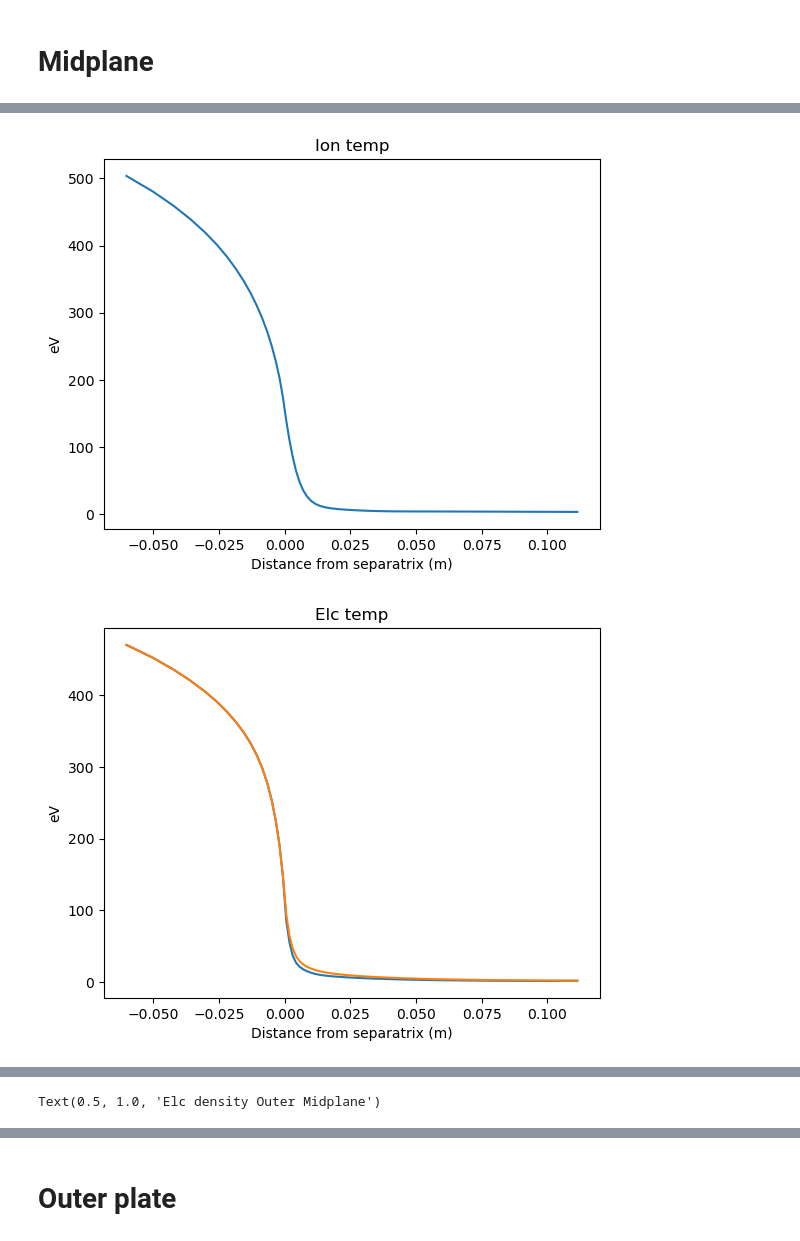
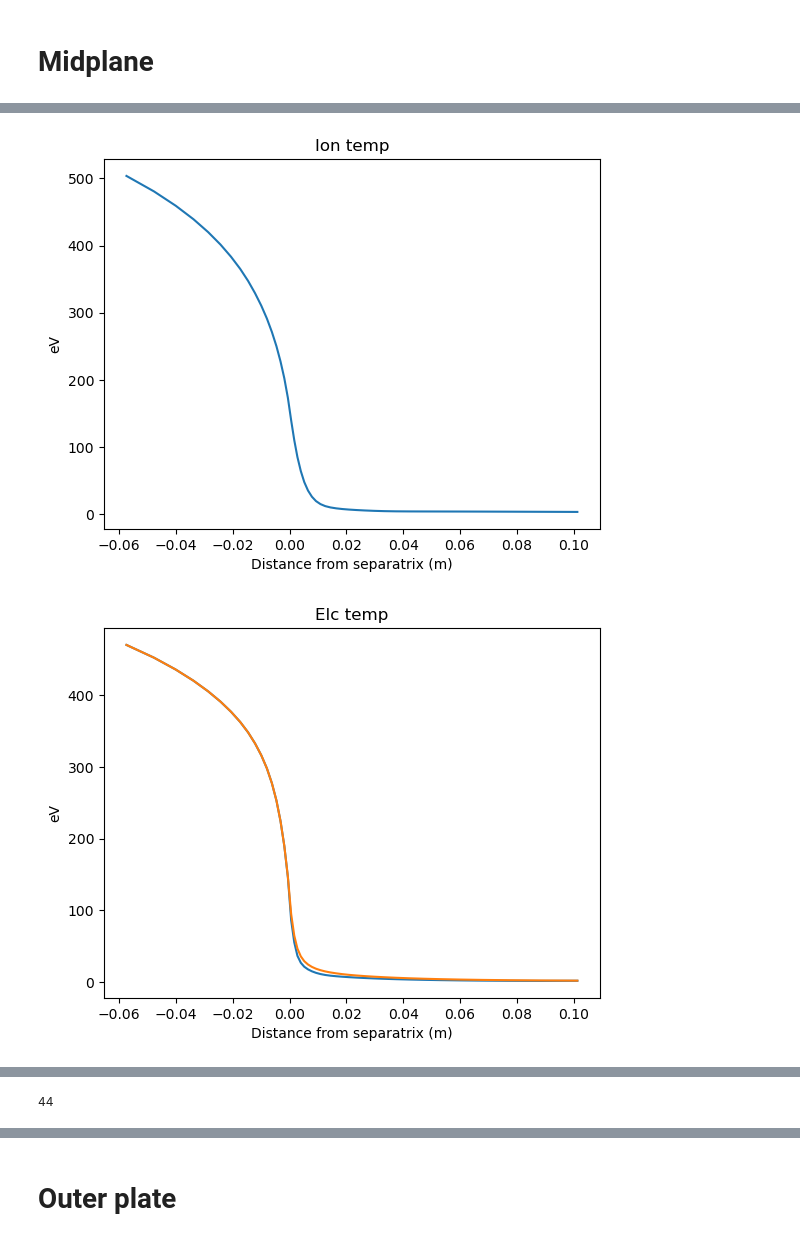
Before and after one commit to KasaiYuki/UETOOLS-Reactor, a Jupyter notebook: jupyter/MANTA_final_baseline/main.ipynb, the cells around one changed output, grey strips where cells are left out. Drawn from its saved outputs; the diff is of its cells as text; code cells hidden in the pictures.

```diff
--- a/jupyter/MANTA_final_baseline/main.ipynb
+++ b/jupyter/MANTA_final_baseline/main.ipynb
@@ -157,7 +157,7 @@ bbb.kyi_use[37,:] = prof_i
 bbb.kyi_use[38,:] = prof_i
 bbb.kyi_use[39,:] = prof_i
 bbb.kyi_use[40,:] = prof_i
-
+bbb.kye_use[com.ixpt1[0]+1:com.ixpt2[0],com.iysptrx-10:com.iysptrx] = 15
 plt.figure()
 c.plot.mesh(bbb.dif_use[:,:,0])
 plt.title('dif_use')
@@ -532,4 +529,5 @@ plt.xlabel('Distance from Separatrix (m)')
 plt.title('Elc density Outer Midplane')
 #inner limit of dist. from separatrix should correspond with the rho coord of temp and n BC so rho * minor rad. (0.72m)
 #rho=0.92
+bbb.ni[28,1:-1,0].size
 # %% [output]
@@ -537,2 +535,2 @@ plt.title('Elc density Outer Midplane')
-[figure, old version]
+[figure, new version]
-[figure, old version]
+[figure, new version]
@@ -540 +538 @@ plt.title('Elc density Outer Midplane')
-Text(0.5, 1.0, 'Elc density Outer Midplane')
+44
```
Also changed, not shown: parts of 13 cells of this notebook, 7 other files.
